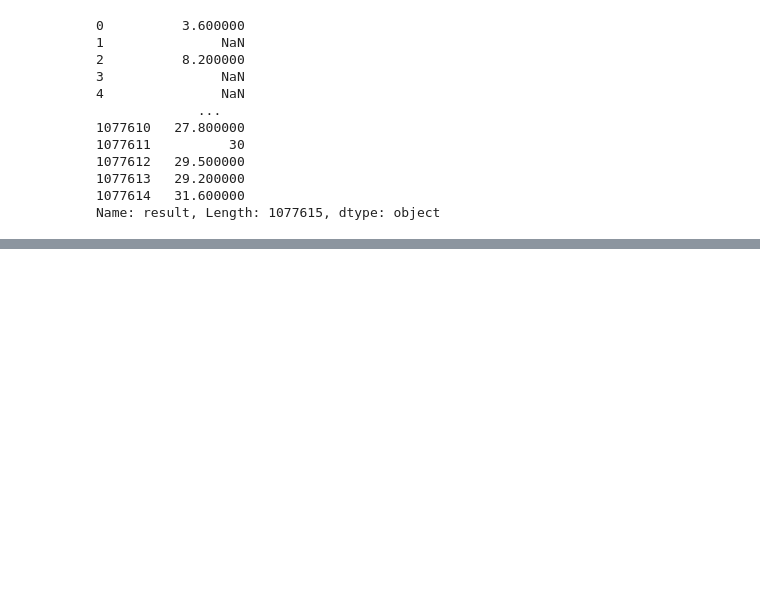
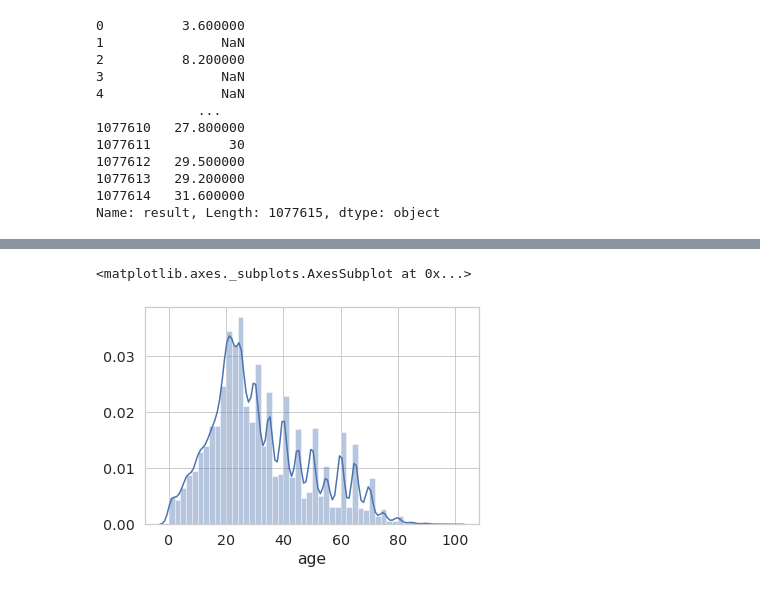
Before and after one commit to jaymalak/HIMS, a Jupyter notebook: HIMS_pilot1to3oct2019.ipynb, the cells around one changed output, grey strips where cells are left out. Drawn from its saved outputs; the diff is of its cells as text; code cells hidden in the pictures; blank space fills up the shorter version.

```diff
--- a/HIMS_pilot1to3oct2019.ipynb
+++ b/HIMS_pilot1to3oct2019.ipynb
@@ -634,0 +636,5 @@ TypeError: ignored
+# %%
+sns.distplot(all_data['age'])
+# %% [output]
+<matplotlib.axes._subplots.AxesSubplot at 0x...>
+[figure, added]
```
Also changed, not shown: parts of 12 cells of this notebook.
